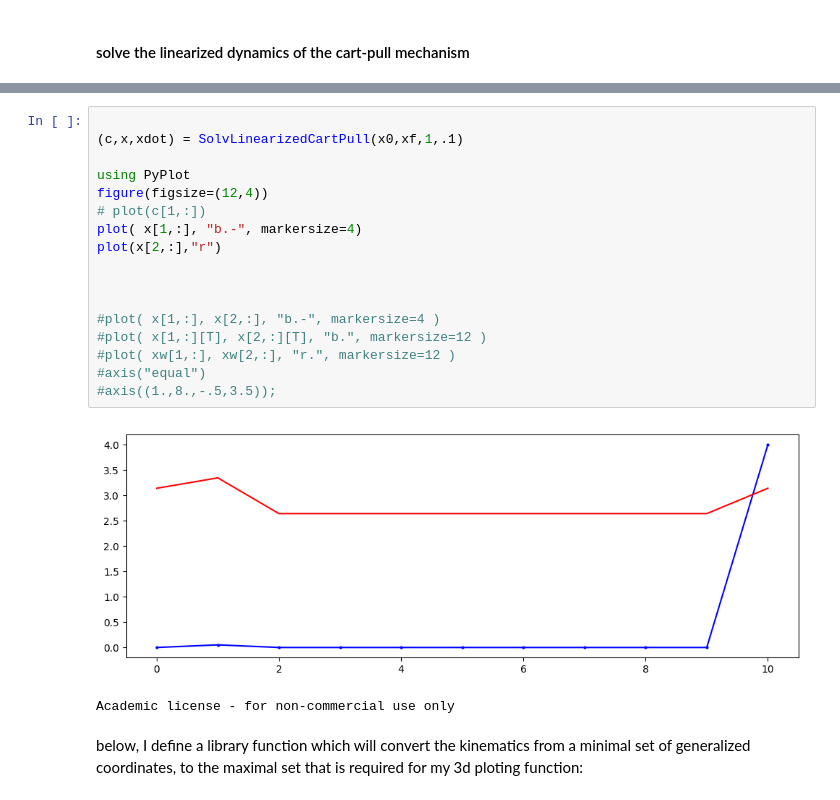
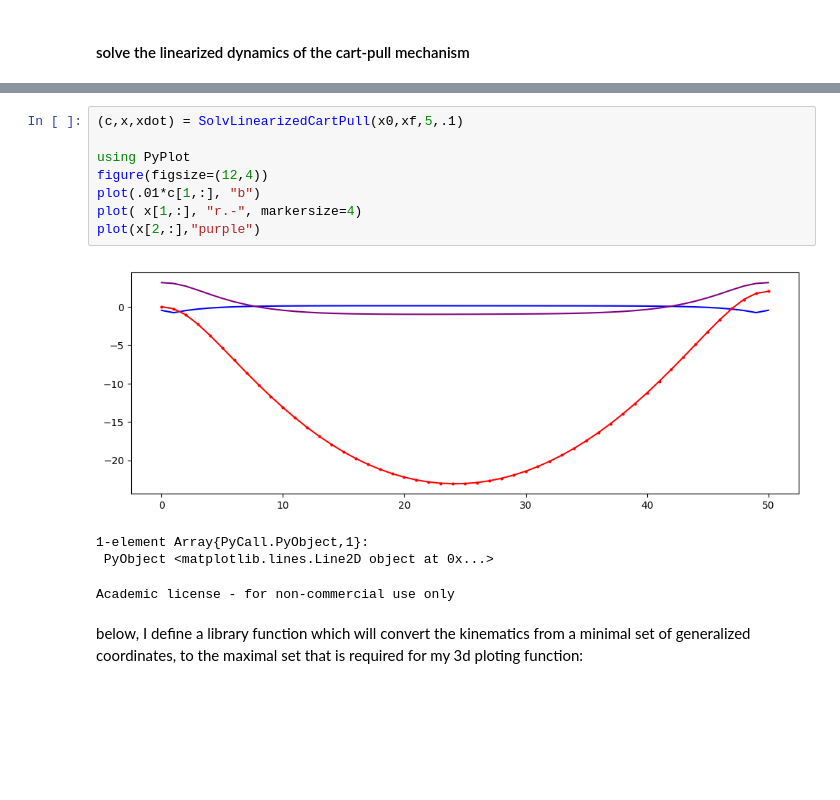
Before and after one commit to the1kieran/pullCartTrajOpt, a Jupyter notebook: finalProject/KieranProject.ipynb, the cells around one changed output, grey strips where cells are left out. Saved outputs shown, nothing was run; the diff lists cells and outputs as text; blank space fills up the shorter version.

```diff
--- a/finalProject/KieranProject.ipynb
+++ b/finalProject/KieranProject.ipynb
@@ -245,25 +217,18 @@ end
 # %% [output]
 SolvLinearizedCartPull
 # %%
-
-(c,x,xdot) = SolvLinearizedCartPull(x0,xf,1,.1)
+(c,x,xdot) = SolvLinearizedCartPull(x0,xf,5,.1)
 
 using PyPlot
 figure(figsize=(12,4))
-# plot(c[1,:])
-plot( x[1,:], "b.-", markersize=4)
-plot(x[2,:],"r")
-
-
-
-#plot( x[1,:], x[2,:], "b.-", markersize=4 )
-#plot( x[1,:][T], x[2,:][T], "b.", markersize=12 )
-#plot( xw[1,:], xw[2,:], "r.", markersize=12 )
-#axis("equal")
-#axis((1.,8.,-.5,3.5));
+plot(.01*c[1,:], "b")
+plot( x[1,:], "r.-", markersize=4)
+plot(x[2,:],"purple")
 # %% [output]
-[figure, old version]
+[figure, new version]
-Academic license - for non-commercial use only
+1-element Array{PyCall.PyObject,1}:
+ PyObject <matplotlib.lines.Line2D object at 0x...>
+Academic license - for non-commercial use only
 # %% [markdown]
 below, I define a library function which will convert the kinematics from a minimal set of generalized coordinates, to the maximal set that is required for my 3d ploting function:
 # %%
```
Also changed, not shown: parts of 5 cells of this notebook.
